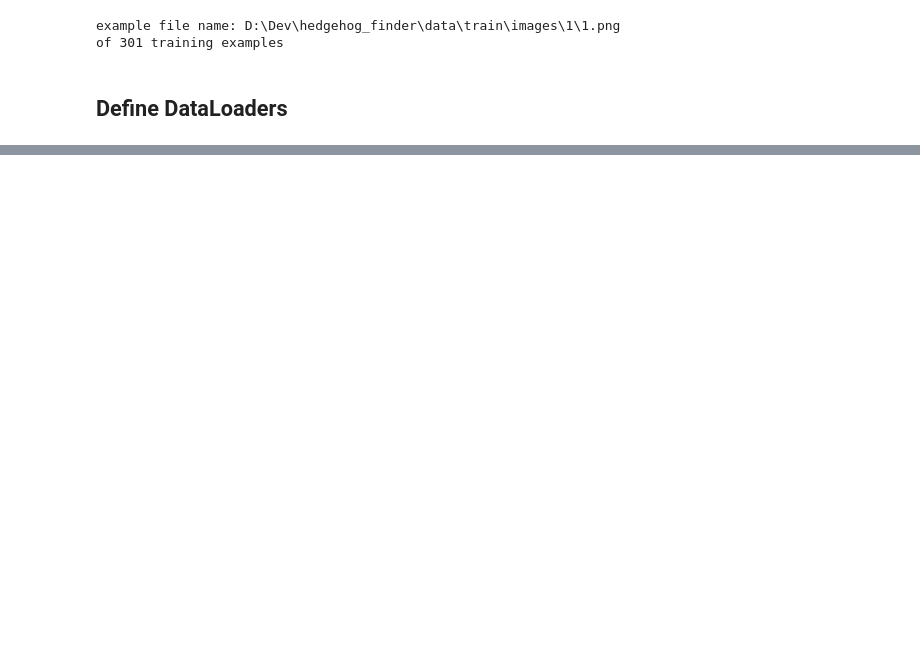
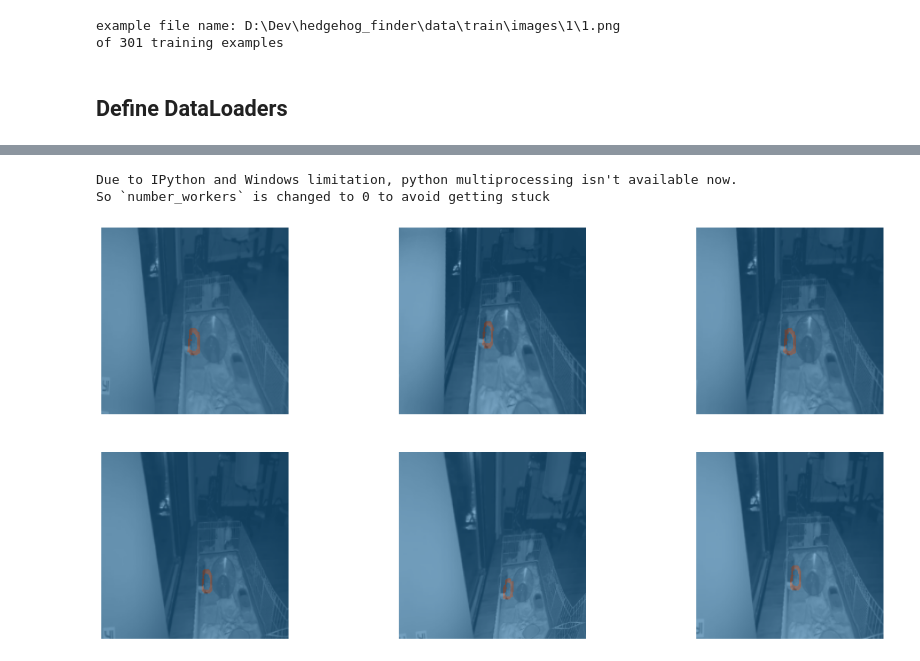
Before and after one commit to bnel1201/hog_finder, a Jupyter notebook: notebooks/segmentation_train.ipynb, the cells around one changed output, grey strips where cells are left out. Cells and saved outputs as stored; diff of their text form; code cells hidden in the pictures; blank space fills up the shorter version.

```diff
--- a/notebooks/segmentation_train.ipynb
+++ b/notebooks/segmentation_train.ipynb
@@ -76,0 +128,7 @@ interp.plot_top_losses(k=3)
+# %%
+dls = get_dls_norm(8, 224)
+dls.show_batch(max_n=6, unique=True, figsize=(20,10))
+# %% [output]
+Due to IPython and Windows limitation, python multiprocessing isn't available now.
+So `number_workers` is changed to 0 to avoid getting stuck
+[figure, added]
```
Also changed, not shown: parts of 24 cells of this notebook, 8 other files.
